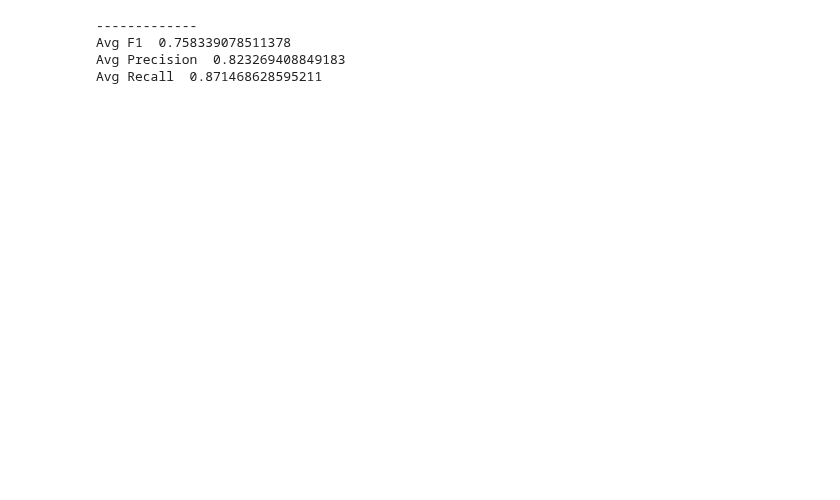
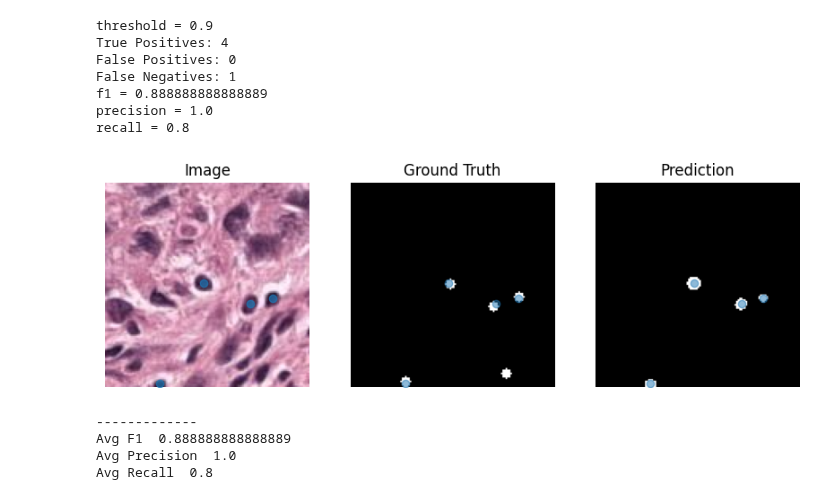
Before and after one commit to Jiaqi-Lv/TIAger-Torch, a Jupyter notebook: train/eval_cell.ipynb, the cells around one changed output. Saved outputs shown, nothing was run; the diff lists cells and outputs as text; code cells hidden in the pictures; blank space fills up the shorter version.

```diff
--- a/train/eval_cell.ipynb
+++ b/train/eval_cell.ipynb
@@ -16,7 +16,7 @@ from pprint import pprint
 # %%
 FOLD_DIR = "/media/u1910100/Extreme SSD/data/tiger/cell_detection/dilation/patches/128"
 
-test_fold = 5
+test_fold = 1
 print(f"Testing using fold {test_fold}")
 train_loader, test_loader = get_cell_dataloaders(
     FOLD_DIR, fold_num=test_fold, batch_size=1, phase="Test"
@@ -38,7 +38,7 @@ model = smp.Unet(
 )
 
 model.load_state_dict(
-    torch.load("/home/u1910100/GitHub/TIAger-Torch/runs/cell/weights_v2/cell_5.pth")
+    torch.load("/home/u1910100/GitHub/TIAger-Torch/runs/cell_jaccard/fold_1/fold_1/model_final.pth")
 )
 
 model.to("cuda")
@@ -174,6 +174,7 @@ def evaluate_cell_predictions(gt_centers, pred_centers):
                 tp += 1
                 del gt_centers[i]
                 del pred_centers[j]
+                break
 
     for i, true_center in enumerate(gt_centers):
         for j, pred_center in enumerate(pred_centers):
@@ -187,6 +188,7 @@ def evaluate_cell_predictions(gt_centers, pred_centers):
                 tp += 1
                 del gt_centers[i]
                 del pred_centers[j]
+                break
 
     fn = len(gt_centers)
     fp = len(pred_centers)
@@ -204,12 +206,12 @@ def evaluate_cell_predictions(gt_centers, pred_centers):
     except ZeroDivisionError:
         f1 = 1
 
-    # print(f"True Positives: {tp}")
-    # print(f"False Positives: {fp}")
-    # print(f"False Negatives: {fn}")
-    # print(f"f1 = {f1}")
-    # print(f"precision = {precision}")
-    # print(f"recall = {recall}")
+    print(f"True Positives: {tp}")
+    print(f"False Positives: {fp}")
+    print(f"False Negatives: {fn}")
+    print(f"f1 = {f1}")
+    print(f"precision = {precision}")
+    print(f"recall = {recall}")
 
     return tp_x_coords, tp_y_coords, f1, precision, recall
 
@@ -224,22 +226,22 @@ sum_F1 = []
 sum_precison = []
 sum_recall = []
 sum_Dice = []
-threshold = 0.5
+threshold = 0.9
 print(f"threshold = {threshold}")
 
-for batch in tqdm(test_loader):
-    # for i in range(0, 1):
+# for batch in tqdm(test_loader):
+for i in range(0, 1):
     batch = next(iter(test_loader))
     imgs, masks = batch["img"], batch["mask"]
 
-    # img = batch["img"][0].numpy(force=True)
-    # img = np.moveaxis(img, 0, 2)
-    # img_normal = imagenet_denormalise(img)
-    # fig, axs = plt.subplots(1, 3, figsize=(10, 10))
-    # axs[0].imshow(img_normal)
-    # axs[0].title.set_text("Image")
-    # axs[1].imshow(masks[0][0], cmap="gray")
-    # axs[1].title.set_text("Ground Truth")
+    img = batch["img"][0].numpy(force=True)
+    img = np.moveaxis(img, 0, 2)
+    img_normal = imagenet_denormalise(img)
+    fig, axs = plt.subplots(1, 3, figsize=(10, 10))
+    axs[0].imshow(img_normal)
+    axs[0].title.set_text("Image")
+    axs[1].imshow(masks[0][0], cmap="gray")
+    axs[1].title.set_text("Ground Truth")
 
     imgs = imgs.to("cuda").float()
     masks = masks.to("cuda").long()
@@ -281,42 +283,50 @@ for batch in tqdm(test_loader):
     out_mask[out_mask >= threshold] = 1
     out_mask[out_mask < threshold] = 0
 
     pred_centers = get_cell_centers(out_mask)
     masks = masks.cpu().detach().numpy()[0][0].astype(np.uint8)
     true_centers = get_cell_centers(masks)
     xs, ys, f1, precision, recall = evaluate_cell_predictions(
         true_centers, pred_centers
     )
 
-    # axs[2].imshow(out_mask, cmap="gray")
-    # axs[2].title.set_text("Prediction")
+    axs[2].imshow(out_mask, cmap="gray")
+    axs[2].title.set_text("Prediction")
 
-    # axs[0].scatter(ys, xs, alpha=0.5)
-    # axs[1].scatter(ys, xs, alpha=0.5)
-    # axs[2].scatter(ys, xs, alpha=0.5)
+    axs[0].scatter(ys, xs, alpha=0.7)
+    axs[1].scatter(ys, xs, alpha=0.5)
+    axs[2].scatter(ys, xs, alpha=0.5)
 
-    # for ax in fig.axes:
-    #     ax.axis("off")
-    # plt.show()
+    for ax in fig.axes:
+        ax.axis("off")
+    plt.show()
 
     # print(f"IOU (Jaccard): {iou_score}")
     # print(f"F1 (Dice): {f1_score}")
     sum_Dice.append(f1_score)
     sum_IOU.append(iou_score)
     sum_F1.append(f1)
     sum_precison.append(precision)
     sum_recall.append(recall)
 
 # sum_IOU = np.array(sum_IOU)
 # sum_F1 = np.array(sum_F1)
 print("-------------")
 # print("Avg Jaccard ", np.mean(sum_IOU))
 # print("Avg Dice ", np.mean(sum_Dice))
 print("Avg F1 ", np.mean(sum_F1))
 print("Avg Precision ", np.mean(sum_precison))
 print("Avg Recall ", np.mean(sum_recall))
 # %% [output]
--------------
-Avg F1  0.758339078511378
-Avg Precision  0.823269408849183
-Avg Recall  0.871468628595211
+threshold = 0.9
+True Positives: 4
+False Positives: 0
+False Negatives: 1
+f1 = 0.888888888888889
+precision = 1.0
+recall = 0.8
+[figure, added]
+-------------
+Avg F1  0.888888888888889
+Avg Precision  1.0
+Avg Recall  0.8
```
Also changed, not shown: 1 other file.
